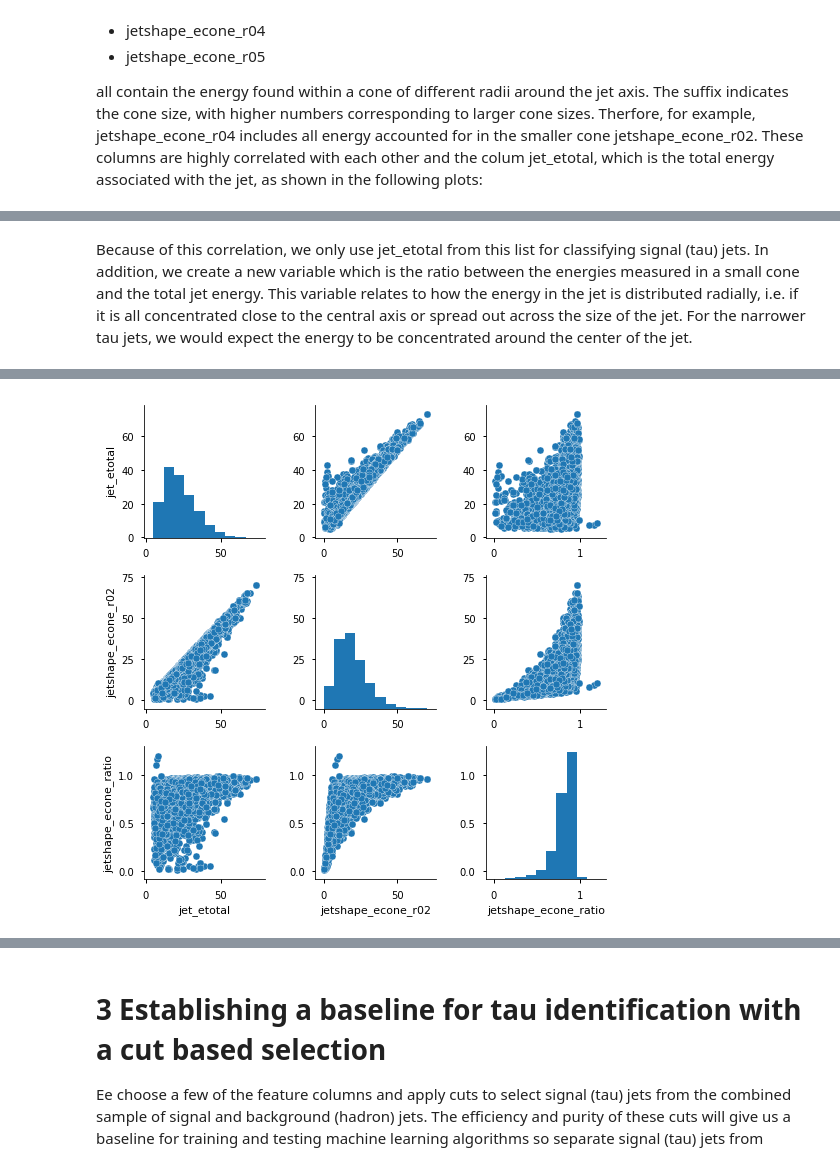
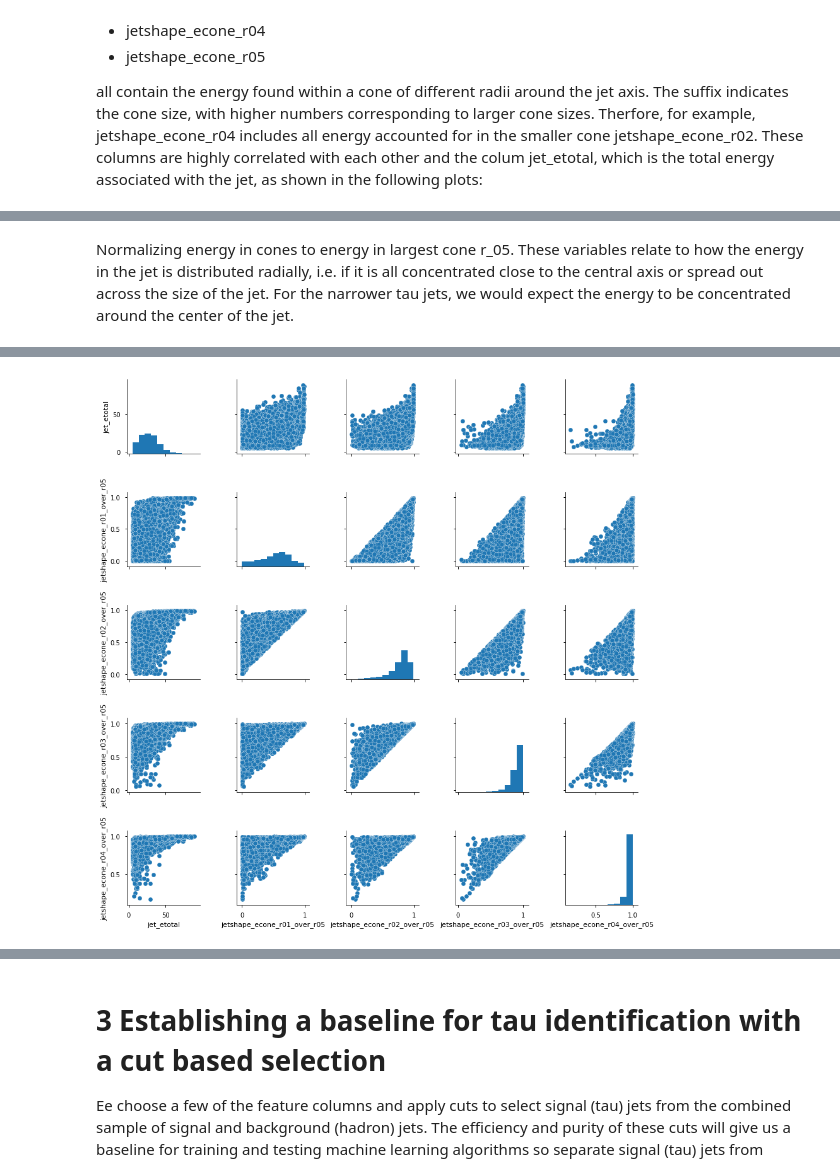
Before and after one commit to nfeege/eic-tau-classification, a Jupyter notebook: eic-tau-classification.ipynb, the cells around one changed output, grey strips where cells are left out. Cells and saved outputs as stored; diff of their text form; code cells hidden in the pictures.

```diff
--- a/eic-tau-classification.ipynb
+++ b/eic-tau-classification.ipynb
@@ -79,11 +84,11 @@ df_signal['signal'] = 1
 df_background['signal'] = 0
 
 # merge datframes
-df_combined = pd.concat([df_signal,df_background])
+df_combined_raw = pd.concat([df_signal,df_background])
 
 # count number of signal and background events in data
-count_signal = len( df_combined[ df_combined['signal']==1 ] )
-count_background =  len( df_combined[ df_combined['signal']==0 ] )
+count_signal = len( df_combined_raw[ df_combined_raw['signal']==1 ] )
+count_background =  len( df_combined_raw[ df_combined_raw['signal']==0 ] )
 
 print( "Background events in data set: ", count_background )
 print( "Signal events in data set:     ", count_signal )
@@ -110,7 +115,8 @@ drop_columns_event = ['Et_miss','Et_miss_phi','reco_tau_eta',
 drop_columns_var = ['Row','Instance','event','jet_id','jetshape_r90','jetshape_emcal_r90']
 
 # drop these columns from dataframe
+df_combined = df_combined_raw.copy()
 df_combined.drop( drop_columns_truth, axis=1, inplace=True )
 df_combined.drop( drop_columns_event, axis=1, inplace=True )
-df_combined.drop( drop_columns_var, axis=1, inplace=True )
+df_combined.drop( drop_columns_var,   axis=1, inplace=True )
 # %% [markdown]
@@ -192,7 +187,6 @@ We select only jets that have __between two and four charged tracks__ for furthe
 # %%
-# select only a subset of jets for further analysis that meets conditions on number of identified tracks
-df_select = df_combined[ (df_combined['tracks_count_R']>=2)
-                        &(df_combined['tracks_count_R']<=4) ].copy()
+# keep all jets for further analysis
+df_select = df_combined.copy()
 
 # count number of signal and background events in selected data
 count_signal_select     = len( df_select[ df_select['signal']==1 ] )
@@ -256,13 +250,24 @@ df_select[jetshape_econes].corr()
 # %% [markdown]
-Because of this correlation, we only use jet_etotal from this list for classifying signal (tau) jets. In addition, we  create a new variable which is the ratio between the energies measured in a small cone and the total jet energy. This variable relates to how the energy in the jet is distributed radially, i.e. if it is all concentrated close to the central axis or spread out across the size of the jet. For the narrower tau jets, we would expect the energy to be concentrated around the center of the jet.
+Normalizing energy in cones to energy in largest cone r_05. These variables relate to how the energy in the jet is distributed radially, i.e. if it is all concentrated close to the central axis or spread out across the size of the jet. For the narrower tau jets, we would expect the energy to be concentrated around the center of the jet.
+# %%
+df_select['jetshape_econe_r01_over_r05'] = df_select['jetshape_econe_r01'] / df_select['jetshape_econe_r05']
+df_select['jetshape_econe_r02_over_r05'] = df_select['jetshape_econe_r02'] / df_select['jetshape_econe_r05']
+df_select['jetshape_econe_r03_over_r05'] = df_select['jetshape_econe_r03'] / df_select['jetshape_econe_r05']
+df_select['jetshape_econe_r04_over_r05'] = df_select['jetshape_econe_r04'] / df_select['jetshape_econe_r05']
 # %%
-# create new variable jetshape_econe_ratio
-df_select['jetshape_econe_ratio'] = df_select['jetshape_econe_r02'] / df_select['jet_etotal']
+# array of columns to be checked for correlations
+jetshape_econes = [
+    'jet_etotal',
+    'jetshape_econe_r01_over_r05',
+    'jetshape_econe_r02_over_r05',
+    'jetshape_econe_r03_over_r05',
+    'jetshape_econe_r04_over_r05',
+]
 
-# plot correlations between jetshape_econe_r04, jetshape_econe_r02, and jetshape_econe_ratio
+# plot pairwise correlations
 with sns.plotting_context("notebook", font_scale=1.0, rc={"axes.axesbelow": False}):
-    sns.pairplot( df_select[['jet_etotal','jetshape_econe_r02','jetshape_econe_ratio']] )
+    sns.pairplot( df_select[jetshape_econes] )
 
-df_select[['jet_etotal','jetshape_econe_r02','jetshape_econe_ratio']].corr()
-# plot histogram for jetshape_econe_r04, jetshape_econe_r02, and jetshape_econe_ratio
+# print correlations table
+df_select[jetshape_econes].corr()
 # %% [output]
@@ -273,2 +280,2 @@ df_select[['jet_etotal','jetshape_econe_r02','jetshape_econe_ratio']].corr()
-[figure, old version]
+[figure, new version]
 # %% [markdown]
```
Also changed, not shown: parts of 59 cells of this notebook.
